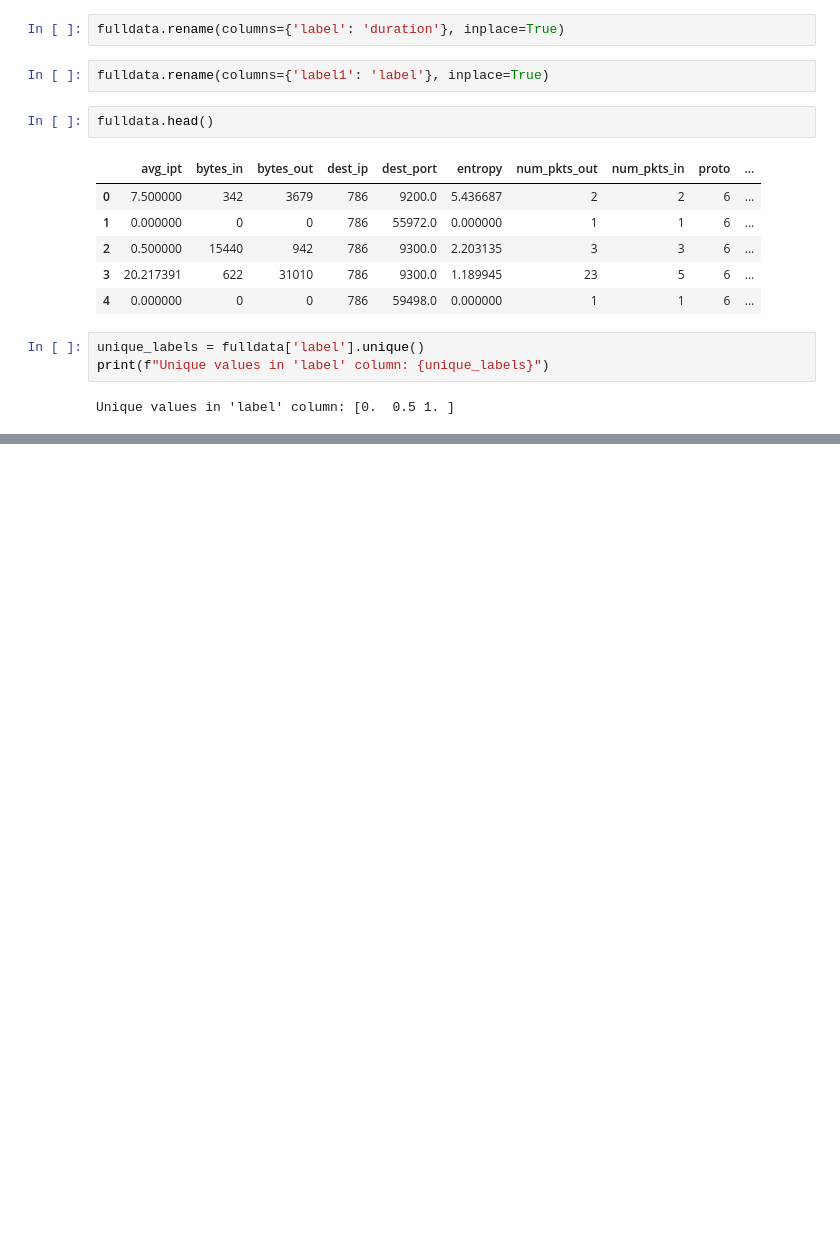
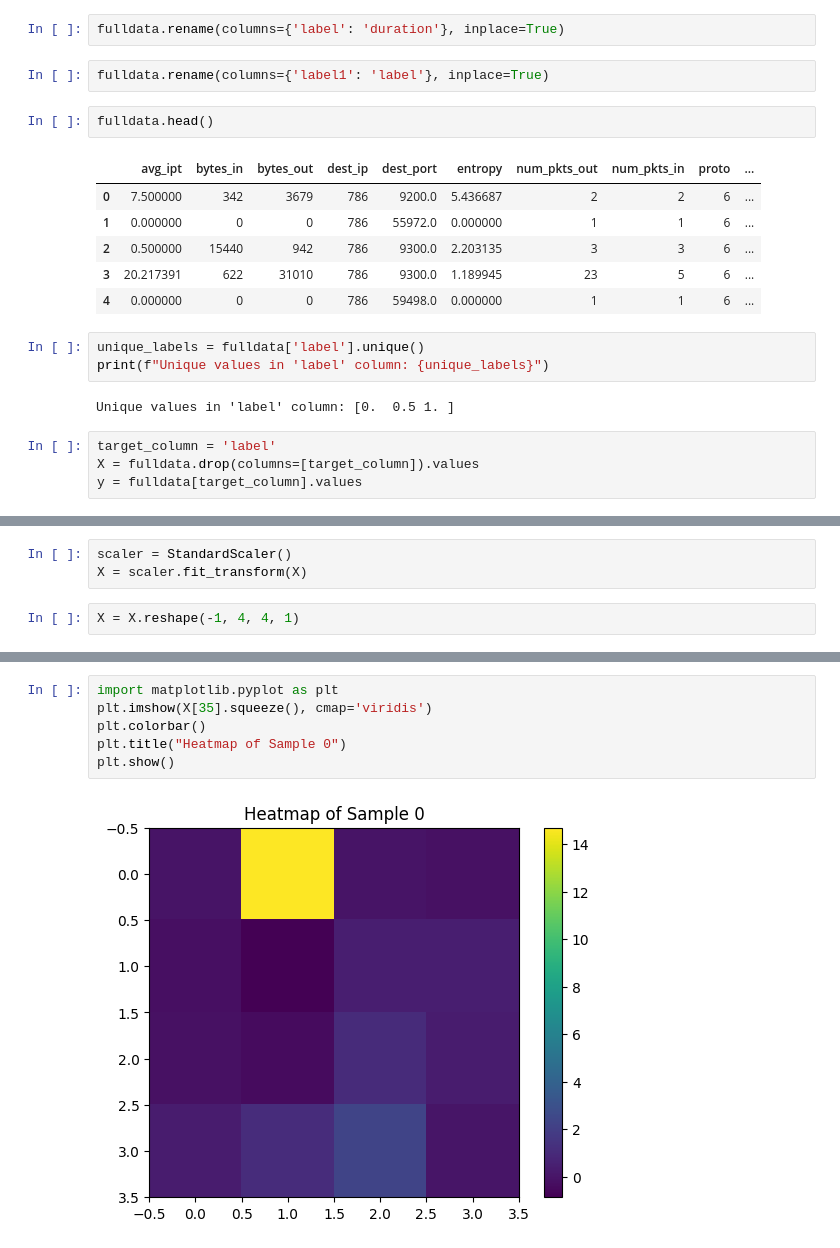
Before and after one commit to BabinRV/Dissertation, a Jupyter notebook: Dissertation_TD_and_IR.ipynb, the cells around one changed output, grey strips where cells are left out. Drawn from its saved outputs; the diff is of its cells as text; blank space fills up the shorter version.

```diff
--- a/Dissertation_TD_and_IR.ipynb
+++ b/Dissertation_TD_and_IR.ipynb
@@ -232,3 +232,7 @@ unique_labels = fulldata['label'].unique()
 print(f"Unique values in 'label' column: {unique_labels}")
 # %% [output]
 Unique values in 'label' column: [0.  0.5 1. ]
+# %%
+target_column = 'label'
+X = fulldata.drop(columns=[target_column]).values
+y = fulldata[target_column].values
@@ -234,0 +252,5 @@ Unique values in 'label' column: [0.  0.5 1. ]
+# %%
+scaler = StandardScaler()
+X = scaler.fit_transform(X)
+# %%
+X = X.reshape(-1, 4, 4, 1)
@@ -234,0 +283,8 @@ Unique values in 'label' column: [0.  0.5 1. ]
+# %%
+import matplotlib.pyplot as plt
+plt.imshow(X[35].squeeze(), cmap='viridis')
+plt.colorbar()
+plt.title("Heatmap of Sample 0")
+plt.show()
+# %% [output]
+[figure, added]
```
Also changed, not shown: parts of 4 cells of this notebook.
